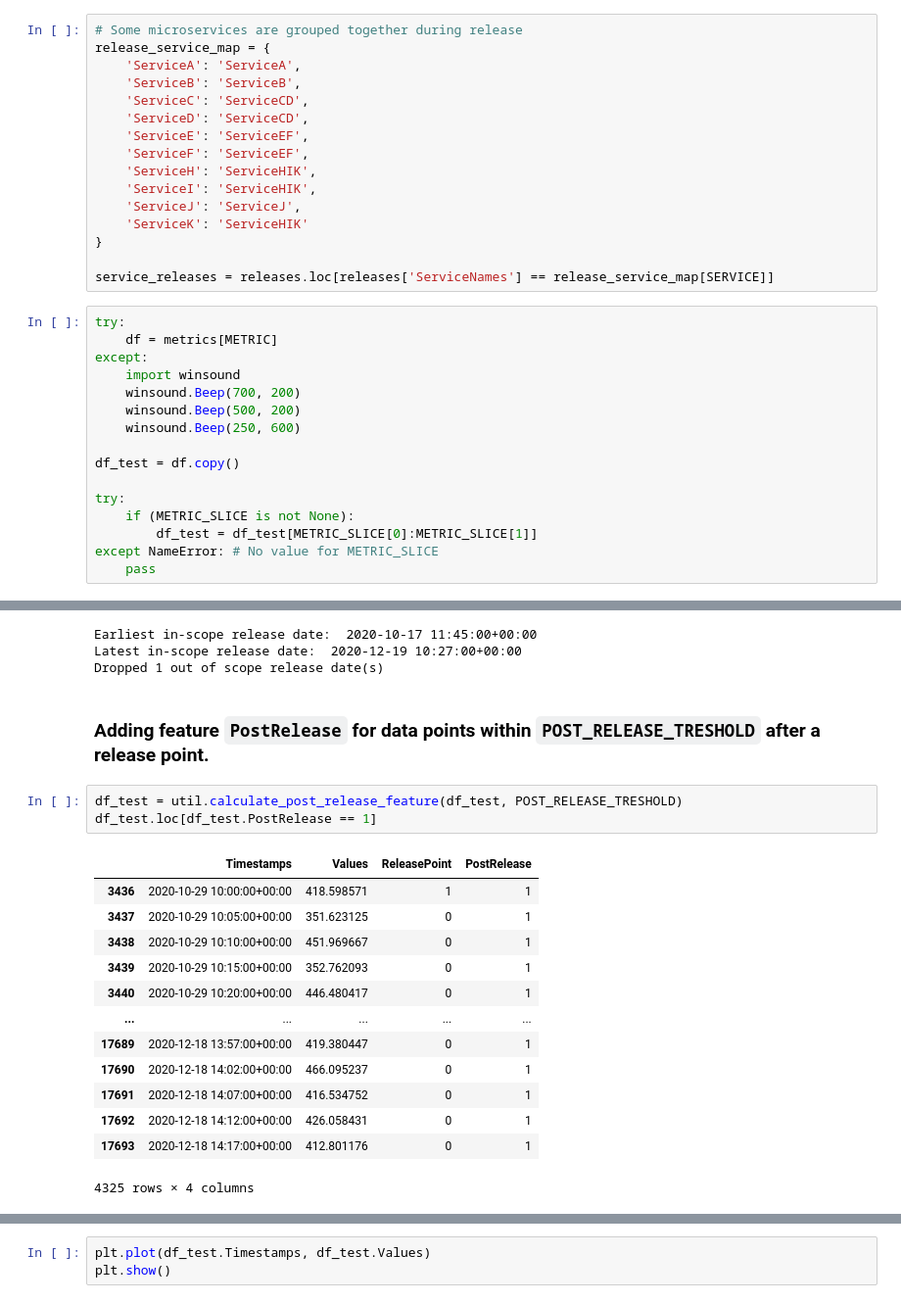
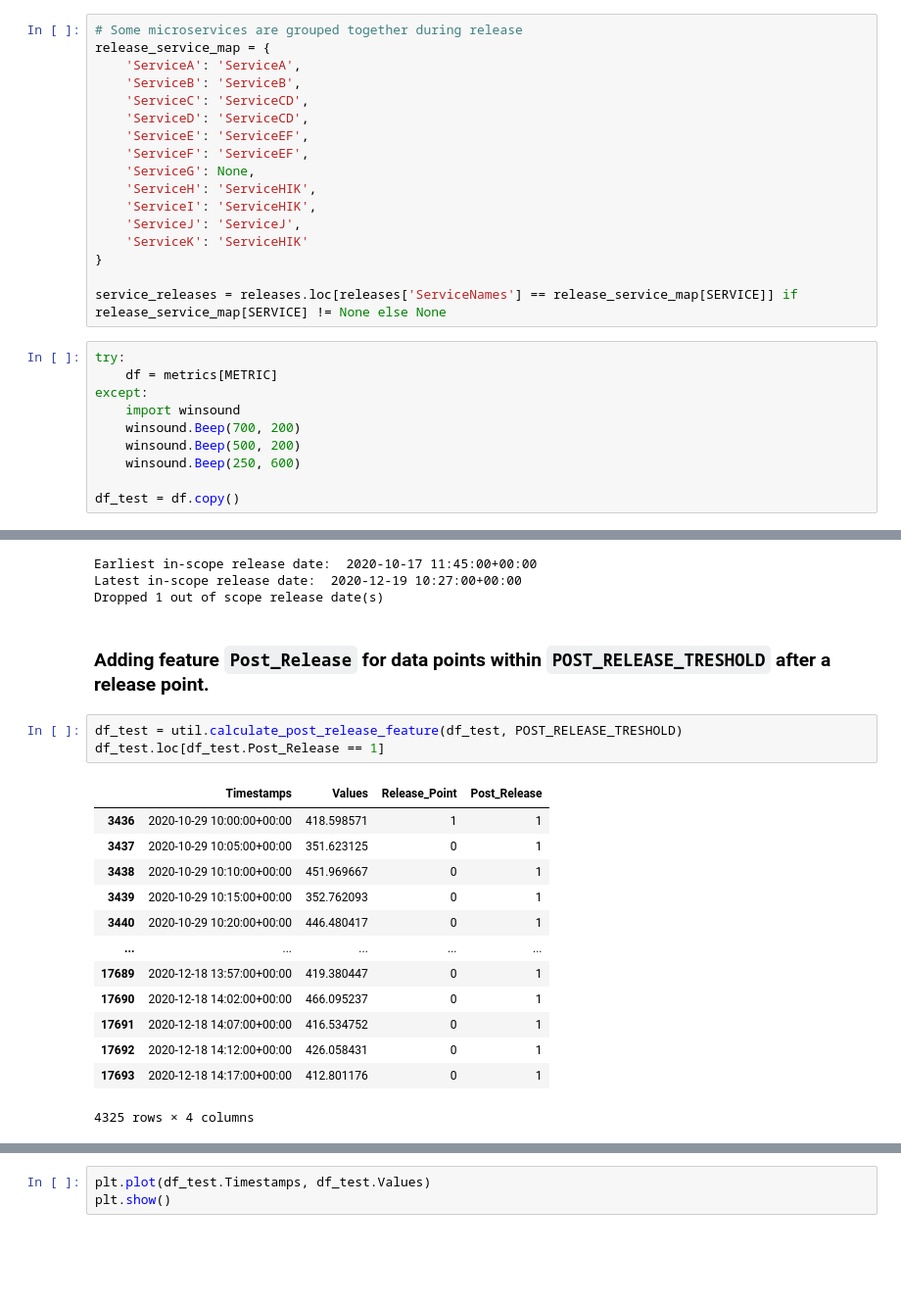
Before and after one commit to Matt-RJ/fyp-anomaly-detection, a Jupyter notebook: isolation-forest.ipynb, the cells around one changed output, grey strips where cells are left out. Shown at 98% size. Cells and saved outputs as stored; diff of their text form; blank space fills up the shorter version.

```diff
--- a/isolation-forest.ipynb
+++ b/isolation-forest.ipynb
@@ -75,13 +76,14 @@ release_service_map = {
     'ServiceD': 'ServiceCD',
     'ServiceE': 'ServiceEF',
     'ServiceF': 'ServiceEF',
+    'ServiceG': None,
     'ServiceH': 'ServiceHIK',
     'ServiceI': 'ServiceHIK',
     'ServiceJ': 'ServiceJ',
     'ServiceK': 'ServiceHIK'
 }
 
-service_releases = releases.loc[releases['ServiceNames'] == release_service_map[SERVICE]]
+service_releases = releases.loc[releases['ServiceNames'] == release_service_map[SERVICE]] if release_service_map[SERVICE] != None else None
 # %%
 try:
     df = metrics[METRIC]
@@ -92,10 +94,4 @@ except:
     winsound.Beep(250, 600)
 
 df_test = df.copy()
-
-try:
-    if (METRIC_SLICE is not None):
-        df_test = df_test[METRIC_SLICE[0]:METRIC_SLICE[1]]
-except NameError: # No value for METRIC_SLICE
-    pass
 # %% [markdown]
@@ -107,12 +103,12 @@ Earliest in-scope release date:  2020-10-17 11:45:00+00:00
 Latest in-scope release date:  2020-12-19 10:27:00+00:00
 Dropped 1 out of scope release date(s)
 # %% [markdown]
-### Adding feature `PostRelease` for data points within `POST_RELEASE_TRESHOLD` after a release point.
+### Adding feature `Post_Release` for data points within `POST_RELEASE_TRESHOLD` after a release point.
 # %%
 df_test = util.calculate_post_release_feature(df_test, POST_RELEASE_TRESHOLD)
-df_test.loc[df_test.PostRelease == 1]
+df_test.loc[df_test.Post_Release == 1]
 # %% [output]
-|  | Timestamps | Values | ReleasePoint | PostRelease |
+|  | Timestamps | Values | Release_Point | Post_Release |
 | 3436 | 2020-10-29 10:00:00+00:00 | 418.598571 | 1 | 1 |
 | 3437 | 2020-10-29 10:05:00+00:00 | 351.623125 | 0 | 1 |
 | 3438 | 2020-10-29 10:10:00+00:00 | 451.969667 | 0 | 1 |
```
Also changed, not shown: parts of 13 cells of this notebook, 1 other file.
